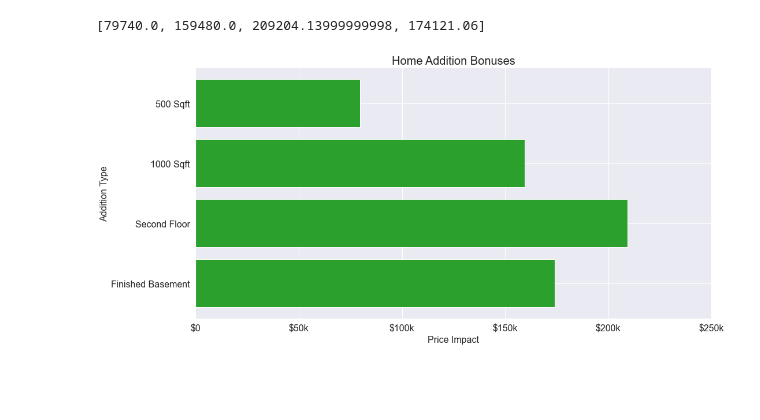
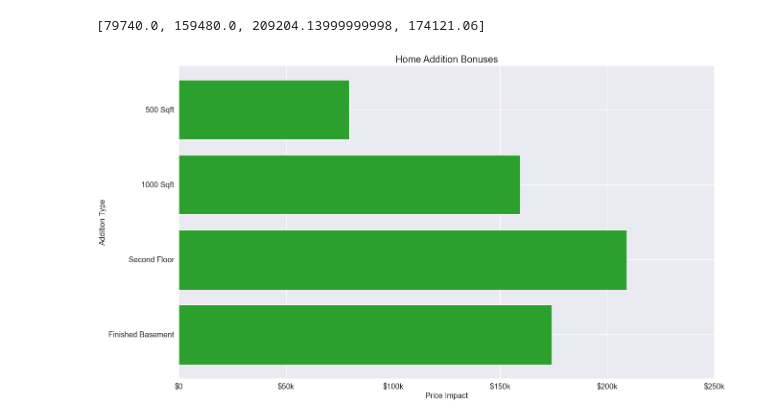
Before and after one commit to Drymander/dsc-phase-2-project, a Jupyter notebook: Housing Project Final.ipynb, the cells around one changed output. Saved outputs shown, nothing was run; the diff lists cells and outputs as text; code cells hidden in the pictures; blank space fills up the shorter version.

```diff
--- a/Housing Project Final.ipynb
+++ b/Housing Project Final.ipynb
@@ -1913,23 +1902,23 @@ values
 # %% [output]
 [79740.0, 159480.0, 209204.13999999998, 174121.06]
 # %%
-fig = plt.figure(figsize=(16, 8))
+fig = plt.figure(figsize=(20, 12))
 ax = plt.gca()
 
 ax.barh(labels,values, color='tab:green')
 
 ax.set_title('Home Addition Bonuses', fontsize=20)
 plt.ylabel('Addition Type', fontsize=16)
 plt.xlabel('Price Impact', fontsize=16)
 
 ax.set_xticks([0, 50000, 100000, 150000, 200000, 250000])
 ax.set_xticklabels(['$0', '$50k', '$100k', '$150k', '$200k', '$250k'], fontsize=16)
 ax.set_yticklabels(labels, fontsize=16)
 
 ax.invert_yaxis()
 
 plt.savefig('images/additions.png')
 
 plt.show()
 # %% [output]
-[figure, old version]
+[figure, new version]
```
Also changed, not shown: parts of 13 cells of this notebook, 3 other files.
